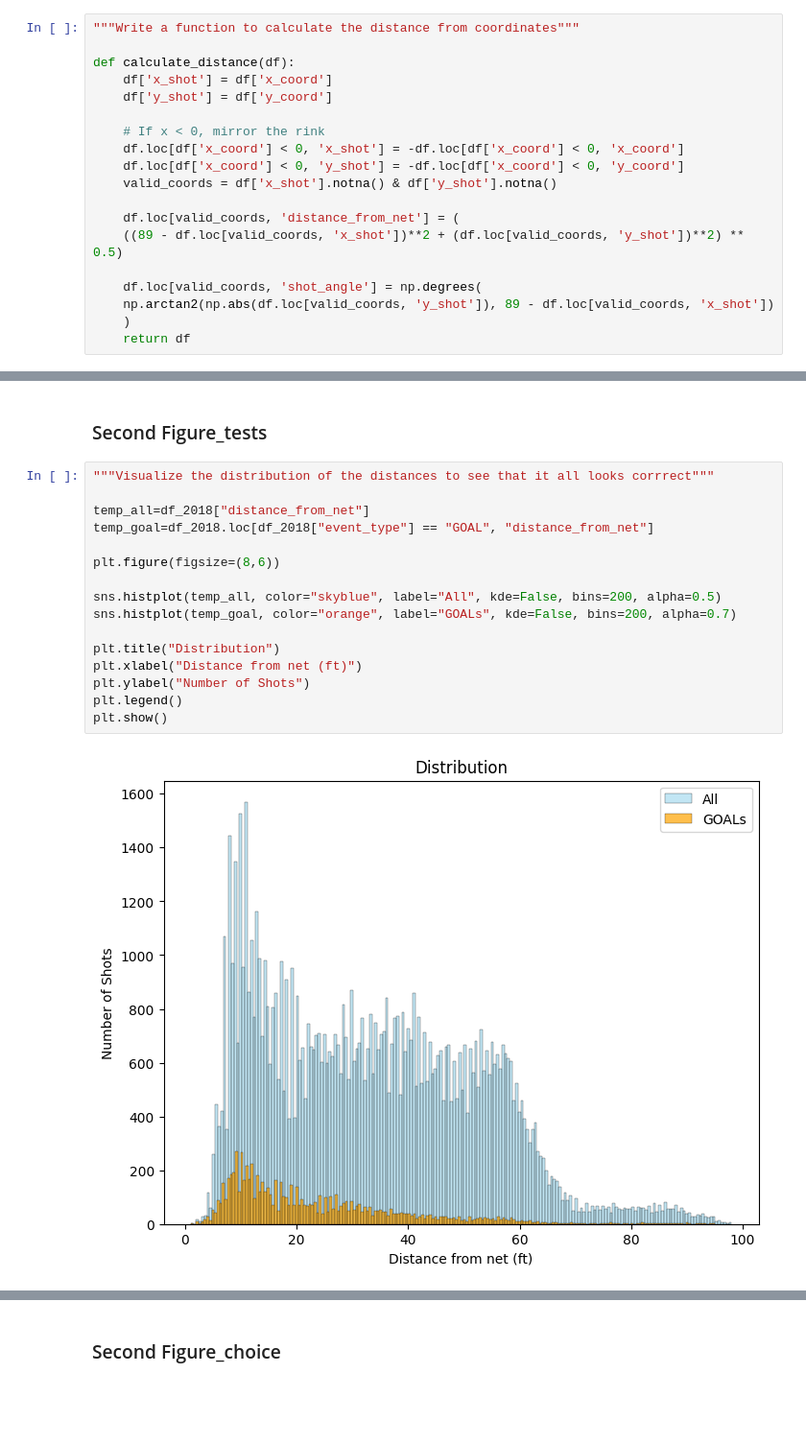
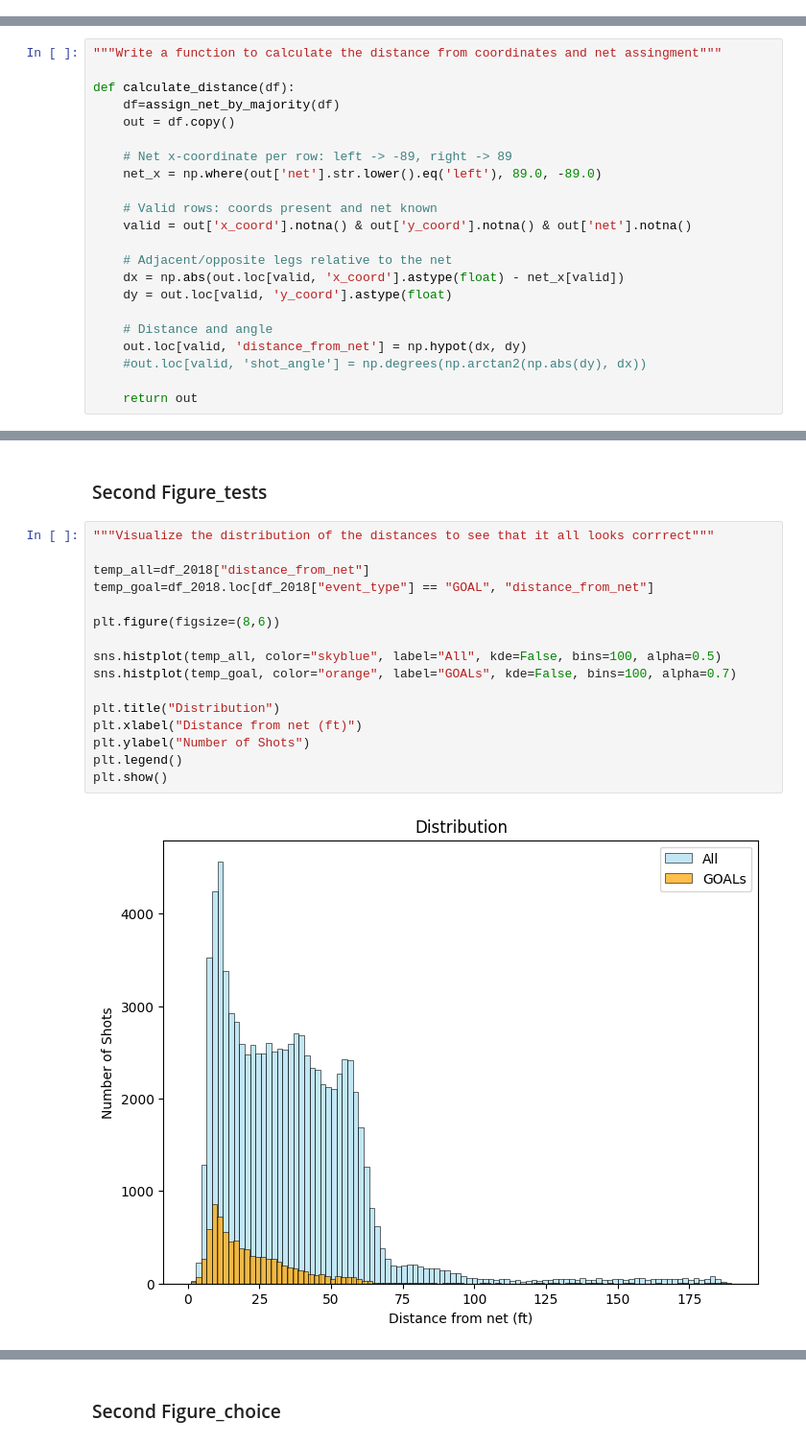
Before and after one commit to AbdelhamidRouatbi/data-science-code, a Jupyter notebook: notebooks/Step_5_simple_vis.ipynb, the cells around one changed output, grey strips where cells are left out. Shown at 96% size. Drawn from its saved outputs; the diff is of its cells as text; blank space fills up the shorter version.

```diff
--- a/notebooks/Step_5_simple_vis.ipynb
+++ b/notebooks/Step_5_simple_vis.ipynb
@@ -272,22 +274,3 @@ df_2018.head()
 | 2 | 2018020001 | 2018 | regular | SHOT_ON_GOAL | 1 | 01:00 | 47.0 | -23.0 | wrist | 8 | ... |
 | 3 | 2018020001 | 2018 | regular | SHOT_ON_GOAL | 1 | 03:54 | 53.0 | 14.0 | snap | 8 | ... |
 | 4 | 2018020001 | 2018 | regular | SHOT_ON_GOAL | 1 | 04:06 | 77.0 | -2.0 | snap | 8 | ... |
-# %%
-"""Write a function to calculate the distance from coordinates"""
-
-def calculate_distance(df):
-    df['x_shot'] = df['x_coord']
-    df['y_shot'] = df['y_coord']
-
-    # If x < 0, mirror the rink
-    df.loc[df['x_coord'] < 0, 'x_shot'] = -df.loc[df['x_coord'] < 0, 'x_coord']
-    df.loc[df['x_coord'] < 0, 'y_shot'] = -df.loc[df['x_coord'] < 0, 'y_coord']
-    valid_coords = df['x_shot'].notna() & df['y_shot'].notna()
-
-    df.loc[valid_coords, 'distance_from_net'] = (
-    ((89 - df.loc[valid_coords, 'x_shot'])**2 + (df.loc[valid_coords, 'y_shot'])**2) ** 0.5)
-
-    df.loc[valid_coords, 'shot_angle'] = np.degrees(
-    np.arctan2(np.abs(df.loc[valid_coords, 'y_shot']), 89 - df.loc[valid_coords, 'x_shot'])
-    )
-    return df
@@ -293,0 +319,22 @@ def calculate_distance(df):
+# %%
+"""Write a function to calculate the distance from coordinates and net assingment"""
+
+def calculate_distance(df):
+    df=assign_net_by_majority(df)
+    out = df.copy()
+
+    # Net x-coordinate per row: left -> -89, right -> 89
+    net_x = np.where(out['net'].str.lower().eq('left'), 89.0, -89.0)
+
+    # Valid rows: coords present and net known
+    valid = out['x_coord'].notna() & out['y_coord'].notna() & out['net'].notna()
+
+    # Adjacent/opposite legs relative to the net
+    dx = np.abs(out.loc[valid, 'x_coord'].astype(float) - net_x[valid])
+    dy = out.loc[valid, 'y_coord'].astype(float)
+
+    # Distance and angle
+    out.loc[valid, 'distance_from_net'] = np.hypot(dx, dy)
+    #out.loc[valid, 'shot_angle'] = np.degrees(np.arctan2(np.abs(dy), dx))
+
+    return out
@@ -300,20 +377,20 @@ df_2020=calculate_distance(df_2020)
 # %%
 """Visualize the distribution of the distances to see that it all looks corrrect"""
 
 temp_all=df_2018["distance_from_net"]
 temp_goal=df_2018.loc[df_2018["event_type"] == "GOAL", "distance_from_net"]
 
 plt.figure(figsize=(8,6))
 
-sns.histplot(temp_all, color="skyblue", label="All", kde=False, bins=200, alpha=0.5)
-sns.histplot(temp_goal, color="orange", label="GOALs", kde=False, bins=200, alpha=0.7)
+sns.histplot(temp_all, color="skyblue", label="All", kde=False, bins=100, alpha=0.5)
+sns.histplot(temp_goal, color="orange", label="GOALs", kde=False, bins=100, alpha=0.7)
 
 plt.title("Distribution")
 plt.xlabel("Distance from net (ft)")
 plt.ylabel("Number of Shots")
 plt.legend()
 plt.show()
 # %% [output]
-[figure, old version]
+[figure, new version]
 # %%
 '''Write a function to caclulate the metrics needed for the figure'''
```
Also changed, not shown: parts of 30 cells of this notebook, 16 other files.
